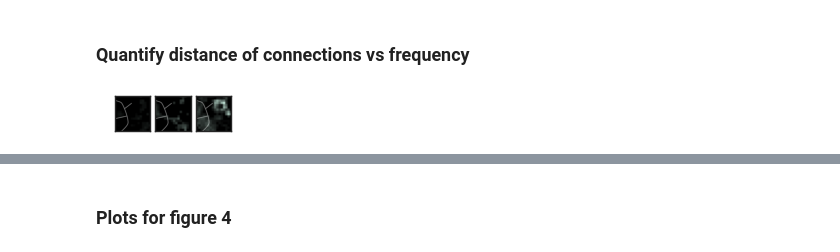
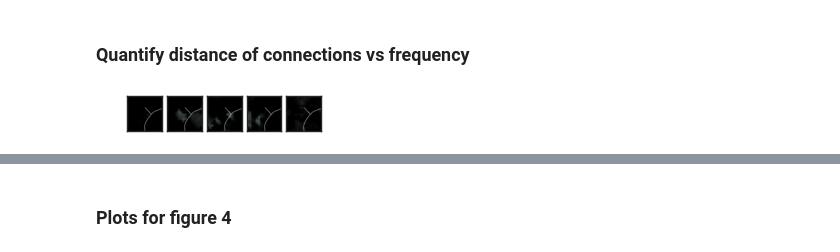
Before and after one commit to leoscholl/ecog_opto_connectivity, a Jupyter notebook: 3_metric_comparisons.ipynb, the cells around one changed output, grey strips where cells are left out. Cells and saved outputs as stored; diff of their text form; code cells hidden in the pictures.

```diff
--- a/3_metric_comparisons.ipynb
+++ b/3_metric_comparisons.ipynb
@@ -346,15 +353,14 @@ for idx, (subject_, theta_, stim_site_) in enumerate(zip(
 
 
 # Latency distribution
-colors = ['c', 'm']
 x = 'latency_accllr'
 bins = np.linspace(0, 60, 20)
 ax_1 = fig.add_subplot(grid2[0,3])
-sns.histplot(data=df[df['subject'] == 'beignet'], x=x, bins=bins, color=colors[0], legend=False)
+sns.histplot(data=df[df['subject'] == 'beignet'], x=x, bins=bins, color=color_monkey_1, legend=False)
 plt.ylabel('count')
-plt.ylim(0,60)
+plt.ylim(0,90)
 ax_2 = fig.add_subplot(grid2[1,3])
-sns.histplot(data=df[df['subject'] == 'affi'], x=x, bins=bins, color=colors[1], legend=False)
+sns.histplot(data=df[df['subject'] == 'affi'], x=x, bins=bins, color=color_monkey_2, legend=False)
 plt.xlabel('latency (ms)')
 plt.ylabel('count')
 plt.ylim(0,40)
@@ -362,6 +368,7 @@ sns.despine()
 
 
 ax = fig.add_subplot(grid2[:,4])
+colors = [color_monkey_1, color_monkey_2]
 ax.set_prop_cycle(color=colors)
 df_1 = df[df["subject"] == "beignet"]
 df_2 = df[df["subject"] == "affi"]
@@ -370,8 +377,8 @@ sns.regplot(data=df_2, x="distance", y=x, scatter_kws={"s": 8})
 import scipy
 _, _, r1, p1, _ = scipy.stats.linregress(x=df_1["distance"], y=df_1[x], nan_policy='omit')
 _, _, r2, p2, _ = scipy.stats.linregress(x=df_2["distance"], y=df_2[x], nan_policy='omit')
-plt.text(6.5, 30, f'$R^2 = {np.round(r1,2)}$', color=colors[0], fontsize=9)
-plt.text(6.5, 15, f'$R^2 = {np.round(r2,2)}$', color=colors[1], fontsize=9)
+plt.text(6.5, 30, f'$R^2 = {np.round(r1,2)}$', color=color_monkey_1, fontsize=9)
+plt.text(6.5, 15, f'$R^2 = {np.round(r2,2)}$', color=color_monkey_2, fontsize=9)
 plt.xlabel('distance (cm)')
 plt.ylabel('latency (ms)')
 sns.despine()
@@ -537,7 +558,7 @@ grid4 = GridSpec(4, 6, width_ratios=wr, wspace=0.1, hspace=0.1)
 plt.subplots_adjust(left=0, right=1, top=1, bottom=0.1)
 
 # Cutoff sweep
-cutoff_colors = sns.color_palette('Greens', n_colors=5)[4:1:-1]
+cutoff_colors = sns.color_palette('Oranges', n_colors=5)[4:1:-1]
 for stim_idx, (subject, theta, stim_site) in enumerate(zip(
     ['beignet', 'affi'], [0, 90], [7, 25])):
 
@@ -559,7 +580,7 @@ for idx, cutoff in enumerate([0.010, 0.015, 0.02]):
     ax.text(-0.9,0.4,f'{int(cutoff*1000)} ms', color=cutoff_colors[idx])
 
 ax = fig.add_subplot(grid2[:,2])
-colors = ['c', 'm']
+colors = [color_monkey_1, color_monkey_2]
 df_sweep['time_offset'] = df_sweep['cutoff']
 df_sweep.loc[df_sweep['subject'] == 'affi', 'time_offset'] -= 0.5
 df_sweep.loc[df_sweep['subject'] == 'beignet', 'time_offset'] += 0.5
@@ -965,7 +1000,7 @@ sns.despine(left=True, bottom=True, ax=plt.gca())
 
 plt.subplot(1,3,3)
 # Bar plot with error bars
-colors = ['c', 'm']
+colors = [color_monkey_1, color_monkey_2]
 sns.scatterplot(data=grouped, x='within_mean', y='across_mean', hue='subject',
                 zorder=1, legend=None, palette=colors)
 plt.errorbar(
@@ -1360,7 +1399,7 @@ Circular variance over angle: 0.1287981219342077
 subject = 'beignet'
 stimulation_site = 7
 # bands = [(0.5, 4), (4, 8), (8,12),(12,25),(25,50),(50,100),(100,200)]
-bands = [(0.5, 12),(12,50),(50,200)]
+bands = [(0.5, 12),(12,25),(25,50),(50,100),(100,200)]
 theta = 0
 alpha = 0.01
 # %%
@@ -1372,33 +1411,35 @@ time = all_sites['time']
 slic_map = all_sites['slic_map'][stimulation_site-1]
 slic_null_maps = all_sites['slic_null_maps'][stimulation_site-1]
 gc_map = all_sites['gc_map'][stimulation_site-1]
 gc_null_maps = all_sites['gc_null_maps'][stimulation_site-1]
 
 slic_band = []
 gc_band = []
 for band in bands:
     diff, p = calc_tfr_mean_fdrc_ranktest(freqs, time, slic_map, slic_null_maps, band)
     scaled = scale_data_by_p_value(diff, p)
-    slic_band.append(scaled)
+    conn_band = calc_tfr_mean(freqs, time, slic_map, band)
+    slic_band.append(conn_band)
 
     diff, p = calc_tfr_mean_fdrc_ranktest(freqs, time, gc_map, gc_null_maps, band)
     scaled = scale_data_by_p_value(diff, p)
-    gc_band.append(scaled)
+    conn_band = calc_tfr_mean(freqs, time, gc_map, band)
+    gc_band.append(conn_band)
 
 fig, axes, _, _ = plot_spatial_drive_maps(slic_band, (1,len(bands)), (0.5,0.5), cmap=cmap_slic, clim=(0,0.1), elec_data=True,
                         interp=True, grid_size=(16,16), interp_method='cubic', threshold_dist=1.0,
                         nan_color='black', label_mode=None)
 for ax in axes:
     overlay_sulci_on_spatial_map(subject, 'LM1', 'ECoG244', theta, color='w', ax=ax)
 filename = f'band_specificity_example_slic.svg'
 aopy.visualization.savefig(fig_dir, filename)
 
 fig, axes, _, _ = plot_spatial_drive_maps(gc_band, (1,len(bands)), (0.5,0.5), cmap=cmap_granger, clim=(0,0.03), elec_data=True,
                         interp=True, grid_size=(16,16), interp_method='cubic', threshold_dist=1.0,
                         nan_color='black', label_mode=None)
 for ax in axes:
     overlay_sulci_on_spatial_map(subject, 'LM1', 'ECoG244', theta, color='w', ax=ax)
 filename = f'band_specificity_example_gc.svg'
 aopy.visualization.savefig(fig_dir, filename)
 # %% [output]
-[figure, old version]
+[figure, new version]
```
Also changed, not shown: parts of 22 cells of this notebook, 54 other files.
